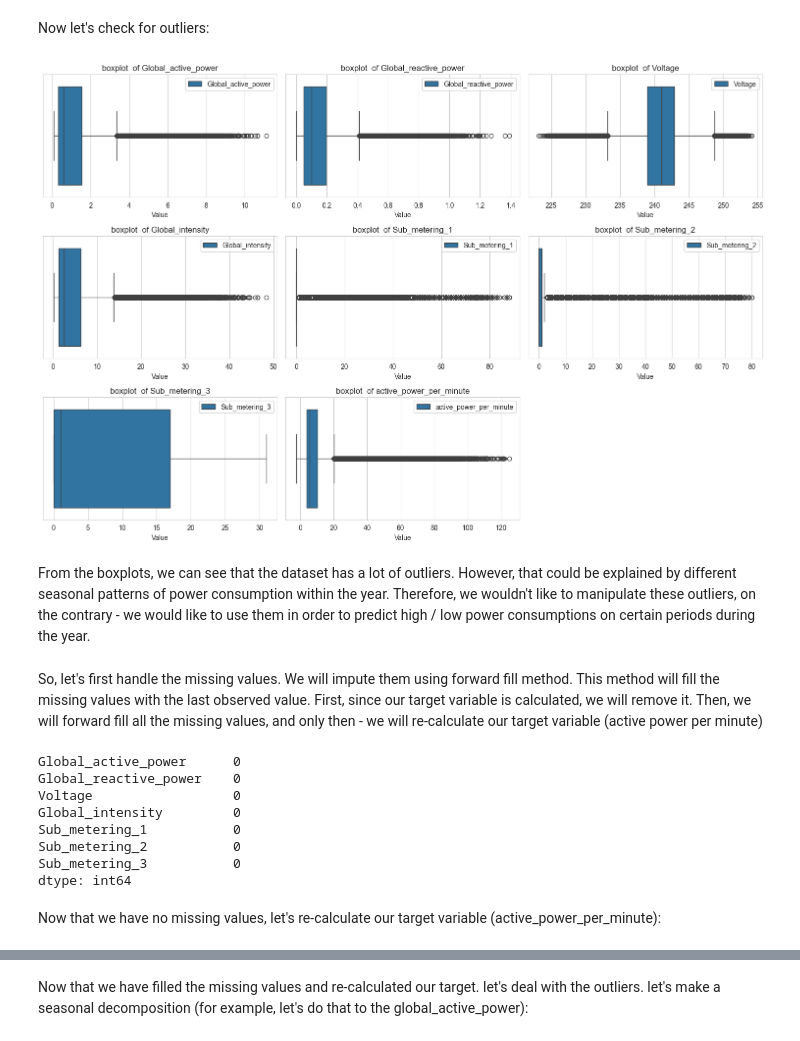
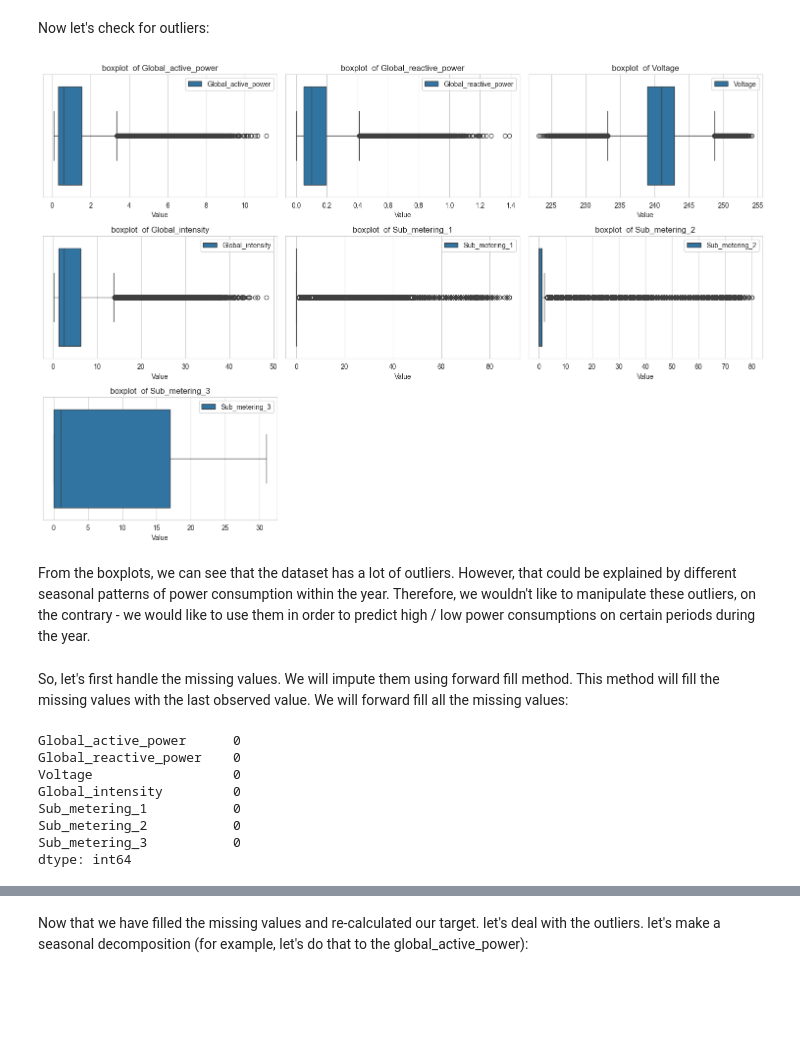
Before and after one commit to BarackSamuni/Data_science_lab2_homework2_solution, a Jupyter notebook: Homework2_solution.ipynb, the cells around one changed output, grey strips where cells are left out. Cells and saved outputs as stored; diff of their text form; code cells hidden in the pictures; blank space fills up the shorter version.

```diff
--- a/Homework2_solution.ipynb
+++ b/Homework2_solution.ipynb
@@ -79,7 +79,6 @@ power_consumption_df.set_index('Datetime', inplace=True)
 
 # Drop the original Date and TIme columns
 power_consumption_df.drop(columns=['Date', 'Time'], inplace=True)
-power_consumption_df['active_power_per_minute'] = (power_consumption_df['Global_active_power'] * 1000 / 60) - (power_consumption_df['Sub_metering_1'] + power_consumption_df['Sub_metering_2'] + power_consumption_df['Sub_metering_3'])
 power_consumption_df.head()
 # %% [output]
 |  | Global_active_power | Global_reactive_power | Voltage | Global_intensity | Sub_metering_1 | Sub_metering_2 | ... |
@@ -278,38 +274,40 @@ def visualize_boxplots(data,columns_to_omit=None):
     num_plots = len(data.columns) - len(columns_to_omit) if columns_to_omit is not None else len(data.columns)
     num_rows = num_cols = math.ceil(math.sqrt(num_plots))
 
     fig, axes = plt.subplots(num_rows, num_cols, figsize=(15,10))
 
     if columns_to_omit is  None:
         columns_to_omit = []
 
     i = j = 0
 
     for column in data.columns:
         if column not in columns_to_omit:
             sns.boxplot(x=data[column], label=column,ax=axes[i,j])
             axes[i, j].set_title(f'boxplot  of {column}')
             axes[i, j].set_xlabel('Value')
             axes[i,j].legend()
             j += 1
 
             if j == num_cols:
                 j = 0
                 i += 1
 
     if math.sqrt(num_plots) < num_cols:
-        axes[-1,-1].axis('off') # hide the last plot
+        remainder = (num_cols ** 2) % num_plots
+        for i in range(1, remainder + 1, 1):
+            axes[-1,-1 * i].axis('off') # hide the last plots
 
     plt.tight_layout()
     plt.grid(True)
     plt.show()
 
 visualize_boxplots(data=power_consumption_df)
 # %% [output]
-[figure, old version]
+[figure, new version]
 # %% [markdown]
 From the boxplots, we can see that the dataset has a lot of outliers. However, that could be explained by different seasonal patterns of power consumption within the year. Therefore, we wouldn't like to manipulate these outliers, on the contrary - we would like to use them in order to predict high / low power consumptions on certain periods during the year.
 # %% [markdown]
-So, let's first handle the missing values. We will impute them using forward fill method. This method  will fill the missing values with the last observed value. First, since our target variable is calculated, we will remove it. Then, we will forward fill all the missing values, and only then - we will re-calculate our target variable (active power per minute)
+So, let's first handle the missing values. We will impute them using forward fill method. This method  will fill the missing values with the last observed value.  We will forward fill all the missing values:
 # %%
 power_consumption_df_no_missing = power_consumption_df.copy()
@@ -330,5 +327,3 @@ Sub_metering_1           0
 Sub_metering_2           0
 Sub_metering_3           0
 dtype: int64
-# %% [markdown]
-Now that we have no missing values, let's re-calculate our target variable (active_power_per_minute):
```
Also changed, not shown: parts of 32 cells of this notebook.
